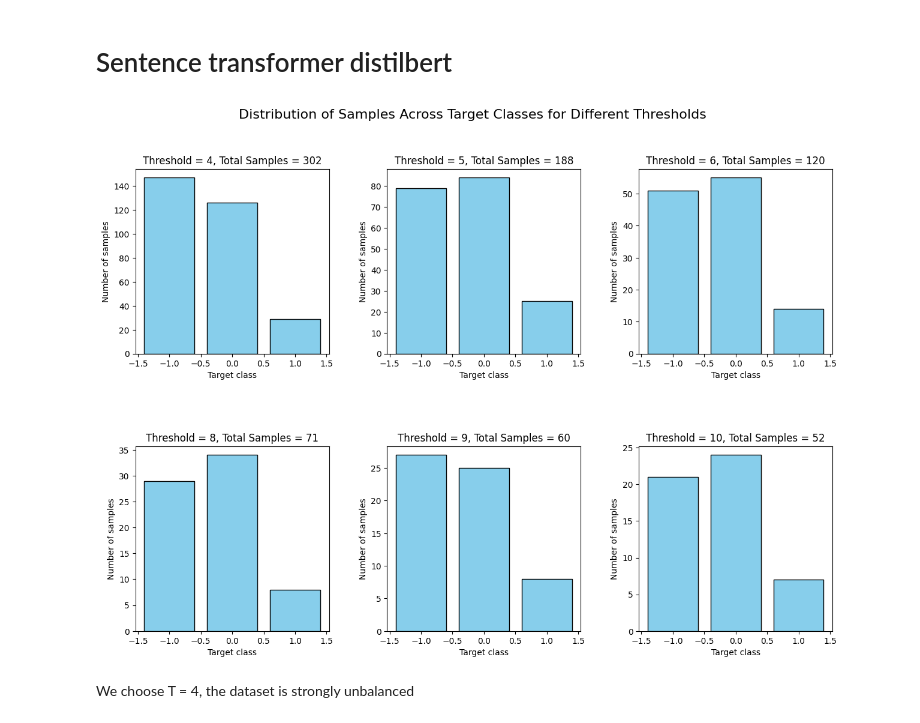
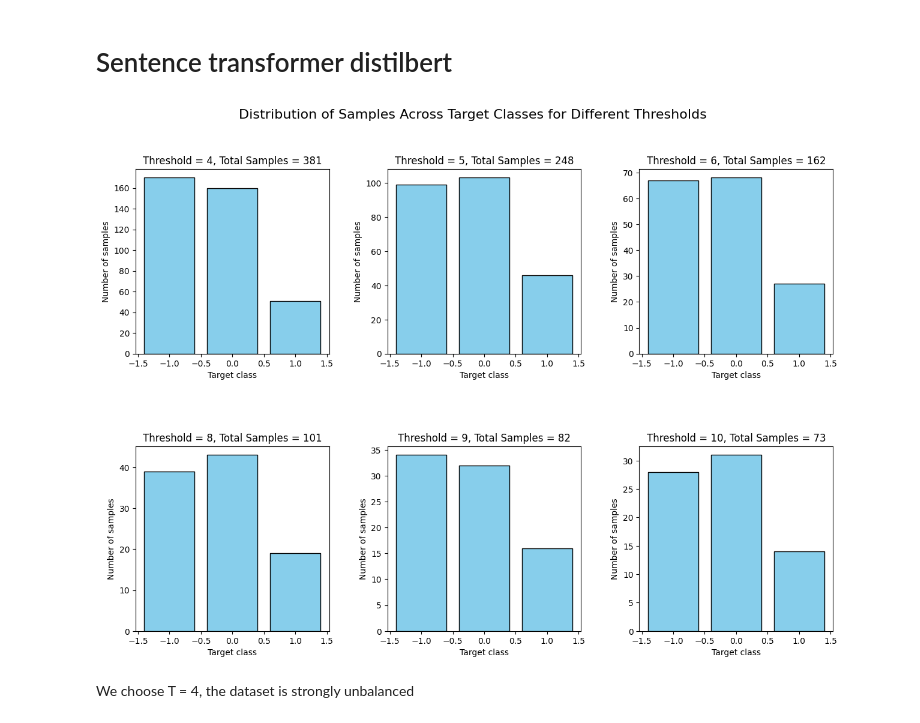
Before and after one commit to MarcoPace00/TextMining, a Jupyter notebook: model_4.ipynb, the cells around one changed output. Saved outputs shown, nothing was run; the diff lists cells and outputs as text; code cells hidden in the pictures.

```diff
--- a/model_4.ipynb
+++ b/model_4.ipynb
@@ -14,8 +14,8 @@ import matplotlib.pyplot as plt
 import pandas as pd
 
 threshold = [4,5, 6, 8, 9, 10]
-file_list_1 = ["data_2805(puntoevirgola).csv", "data_2905(puntoevirgola).csv"]
-file_list_2 = ["data_0905_semicolon.csv","data_2705_semicolon.csv","data_2805(puntoevirgola).csv", "data_2905(puntoevirgola).csv"]
+file_list_1 = ["data_3005(puntoevirgola).csv","data_2805(puntoevirgola).csv", "data_2905(puntoevirgola).csv"]
+file_list_2 = ["data_0905_semicolon.csv","data_2705_semicolon.csv","data_3005(puntoevirgola).csv","data_2805(puntoevirgola).csv", "data_2905(puntoevirgola).csv"]
 target = [-1, 0, 1]
 col = ["Ticker"] + ["Article " + str(i + 1) for i in range(10)] + ["Target"] + ["Concatenated Titles"]
 
@@ -30,34 +30,34 @@ for i, T in enumerate(threshold):
     all_data_set = pd.DataFrame(columns=col)  # Initialize DataFrame for each threshold
 
     for file_name in file_list_1:
         data_set = pd.read_csv(file_name, sep=";")
         input_df = pd.DataFrame(columns=col)
 
         for ticker in data_set["Ticker"].unique():
             ticker_df = data_set[data_set["Ticker"] == ticker]
             articles_list = ticker_df["Titles"].to_list()
 
             if len(articles_list) >= T:
                 articles_list = articles_list[:T]
                 ticker_target = ticker_df["Target"].iloc[0]
                 new_row = [ticker] + articles_list + [""] * (10 - T) + [ticker_target] + [" ".join(articles_list)]
                 input_df.loc[len(input_df.index)] = new_row
         all_data_set = pd.concat([all_data_set, input_df], ignore_index=True)
 
     # Plot the distribution of samples for the current threshold
     ax = axes[row_index, col_index]
     ax.bar(target, [all_data_set[all_data_set["Target"] == t].shape[0] for t in target], color='skyblue',
            edgecolor='black')
     ax.set_xlabel('Target class')
     ax.set_ylabel('Number of samples')
     ax.set_title('Threshold = ' + str(T) + ", Total Samples = " + str(all_data_set.shape[0]))
 
 # Add a common title for all subplots
 fig.suptitle('Distribution of Samples Across Target Classes for Different Thresholds', fontsize=16)
 
 plt.show()
 # %% [output]
-[figure, old version]
+[figure, new version]
 # %% [markdown]
 We choose T = 4, the dataset is strongly unbalanced
 # %%
```
Also changed, not shown: parts of 7 cells of this notebook, 1 other file.
